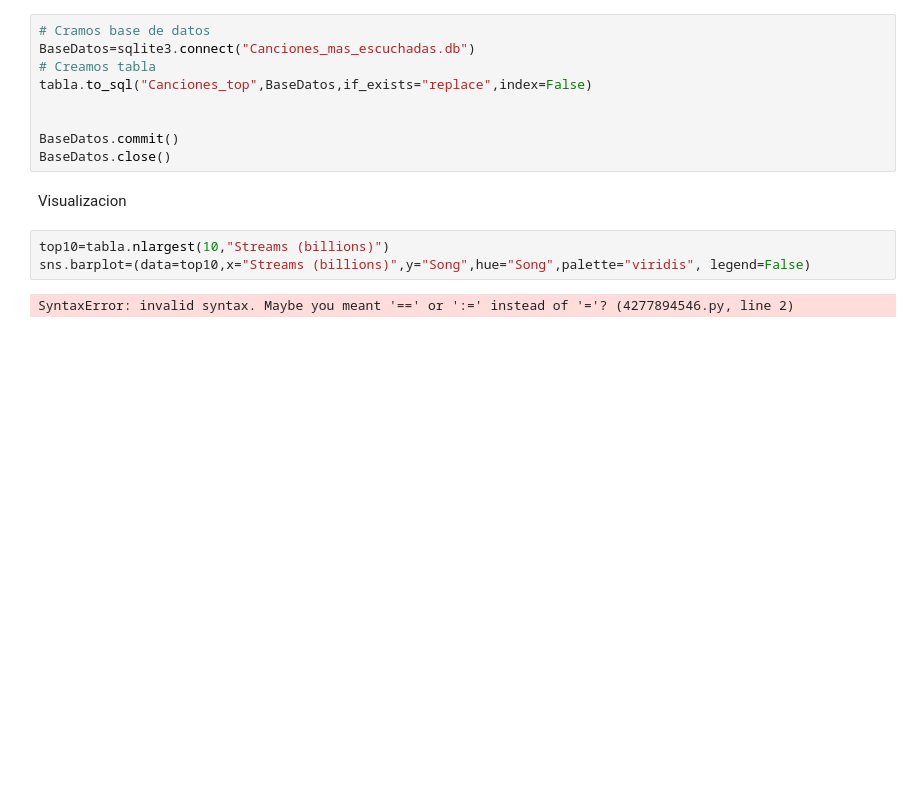
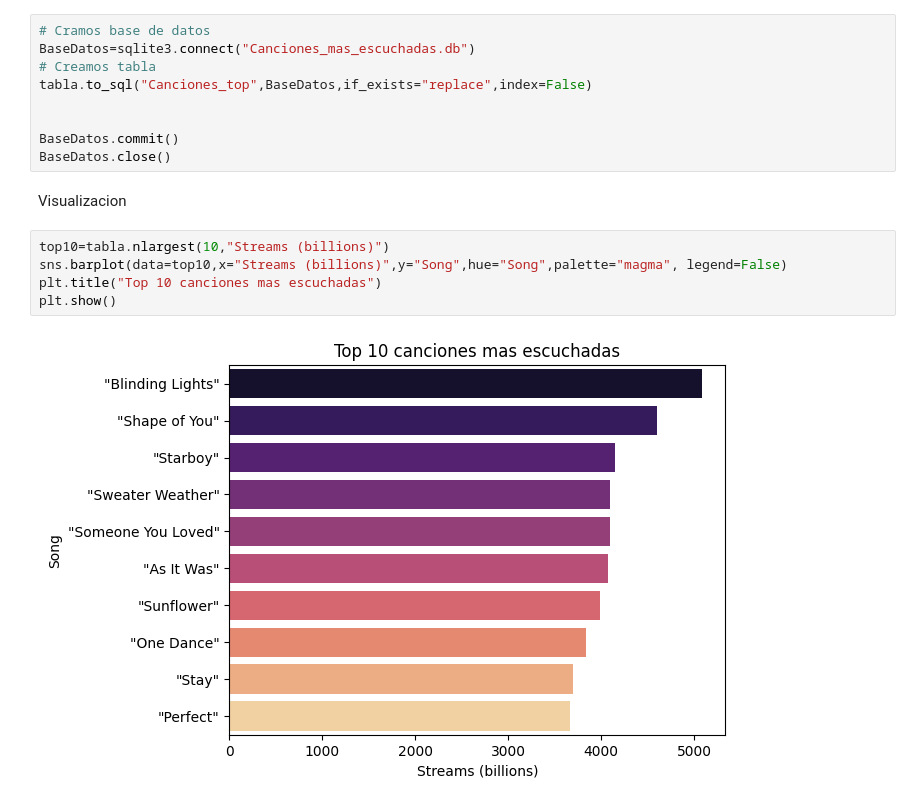
Before and after one commit to Jovegom/web-scraping-project-tutorial, a Jupyter notebook: src/explore.es.ipynb, the cells around one changed output. Cells and saved outputs as stored; diff of their text form; blank space fills up the shorter version.

```diff
--- a/src/explore.es.ipynb
+++ b/src/explore.es.ipynb
@@ -87,6 +87,8 @@ BaseDatos.close()
 Visualizacion
 # %%
 top10=tabla.nlargest(10,"Streams (billions)")
-sns.barplot=(data=top10,x="Streams (billions)",y="Song",hue="Song",palette="viridis", legend=False)
+sns.barplot(data=top10,x="Streams (billions)",y="Song",hue="Song",palette="magma", legend=False)
+plt.title("Top 10 canciones mas escuchadas")
+plt.show()
 # %% [output]
-SyntaxError: invalid syntax. Maybe you meant '==' or ':=' instead of '='? (4277894546.py, line 2)
+[figure, added]
```
Also changed, not shown: parts of 1 cell of this notebook, 1 other file.
